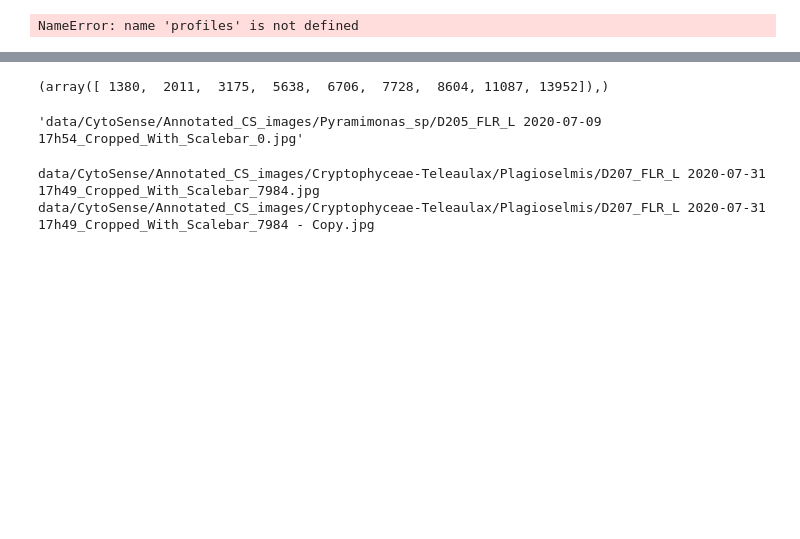
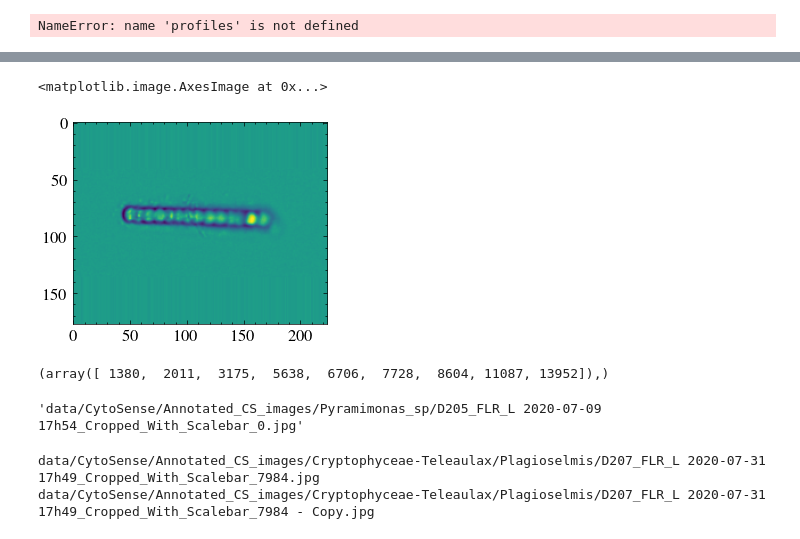
Before and after one commit to imveikka/multimodal_plankton_recognition, a Jupyter notebook: data_analysis.ipynb, the cells around one changed output, grey strips where cells are left out. Cells and saved outputs as stored; diff of their text form; code cells hidden in the pictures; blank space fills up the shorter version.

```diff
--- a/data_analysis.ipynb
+++ b/data_analysis.ipynb
@@ -342,3 +425,13 @@ NameError: name 'profiles' is not defined
+# %%
+image = v2.functional.to_image(orig)
+image = v2.functional.to_dtype(image, scale=True)
+image = image[:, 20:]
+size = image.shape[1:]
+image = v2.functional.resize(image, math.ceil(min(size) * 224 / max(size)))
+plt.imshow(v2.functional.pad(image, (0, 40), padding_mode='edge')[0])
+# %% [output]
+<matplotlib.image.AxesImage at 0x...>
+[figure, added]
 # %%
 root = Path('./data/CytoSense')
 img_path = root / 'images'          # image data
```
Also changed, not shown: parts of 11 cells of this notebook, 12 other files.
